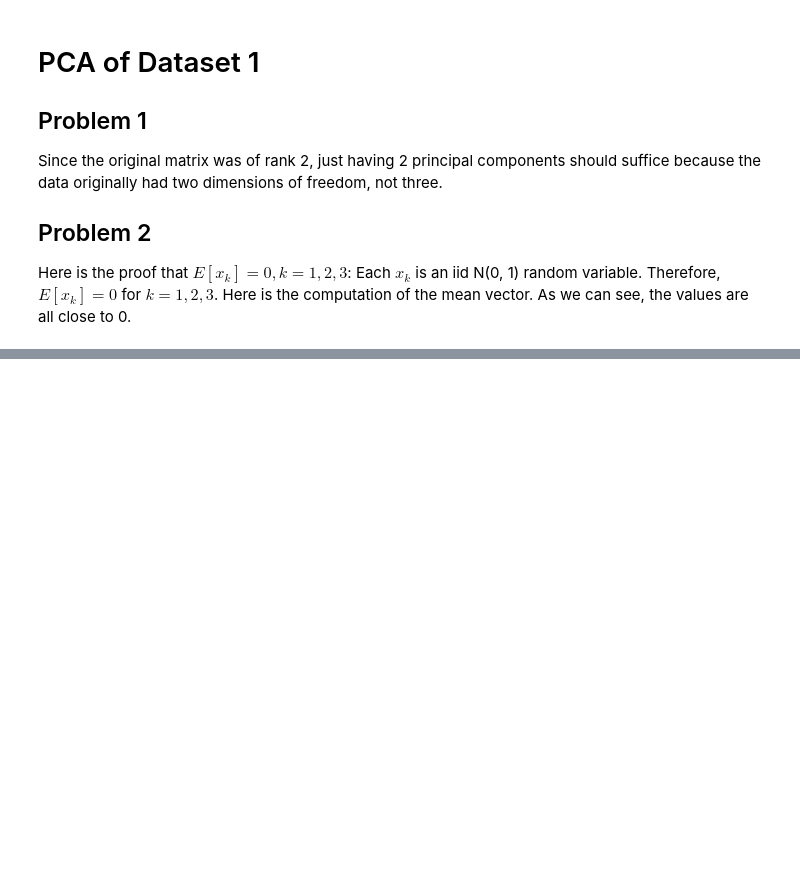
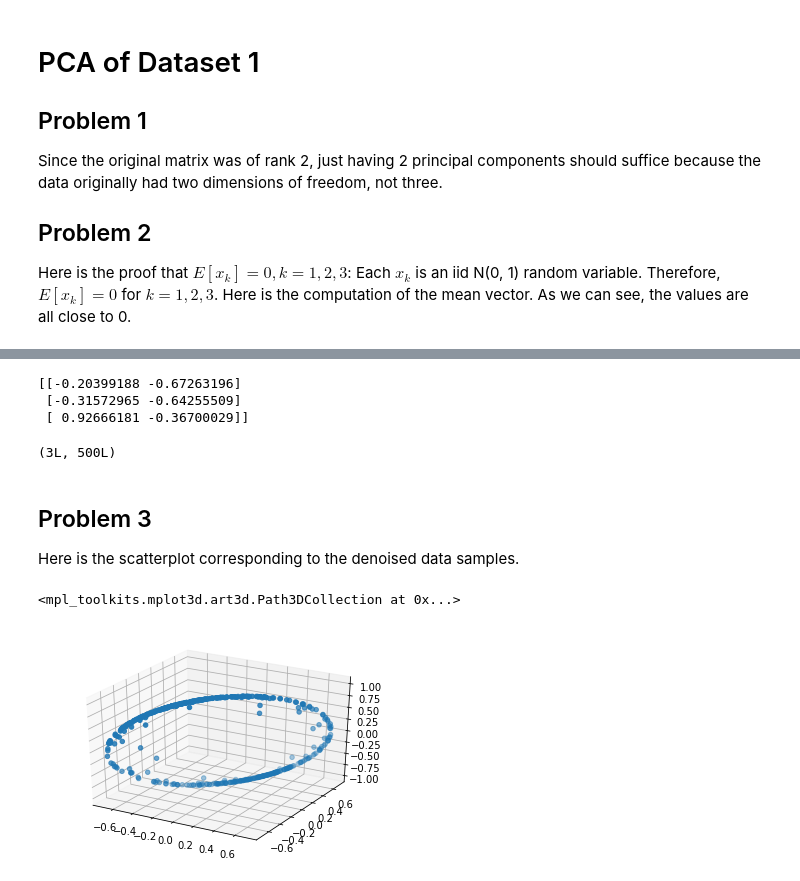
Before and after one commit to lesterfan/ML-for-Engineers, a Jupyter notebook: Jupyter Exercise 2.ipynb, the cells around one changed output, grey strips where cells are left out. Drawn from its saved outputs; the diff is of its cells as text; code cells hidden in the pictures; blank space fills up the shorter version.

```diff
--- a/Jupyter Exercise 2.ipynb
+++ b/Jupyter Exercise 2.ipynb
@@ -138,0 +310,4 @@ print m
+# %%
+print "The rank of the normalized data matrix is {}".format(np.linalg.matrix_rank(Xnorm))
+U, S, Vt = np.linalg.svd(Xnorm)
+print "The singular values of X are {}".format(S)
@@ -138,0 +331,22 @@ print m
+# %%
+U_p = U[:, 0:2]
+print U_p
+# %% [output]
+[[-0.20399188 -0.67263196]
+ [-0.31572965 -0.64255509]
+ [ 0.92666181 -0.36700029]]
+# %%
+Xreconst = np.matmul(U_p, np.matmul(U_p.T, Xnorm))
+print Xreconst.shape
+# %% [output]
+(3L, 500L)
+# %% [markdown]
+## Problem 3
+Here is the scatterplot corresponding to the denoised data samples.
+# %%
+fig1 = plt.figure()
+ax = fig1.add_subplot(111, projection='3d')
+ax.scatter(Xreconst[0], Xreconst[1], Xreconst[2])
+# %% [output]
+<mpl_toolkits.mplot3d.art3d.Path3DCollection at 0x...>
+[figure, added]
```
Also changed, not shown: parts of 58 cells of this notebook.
